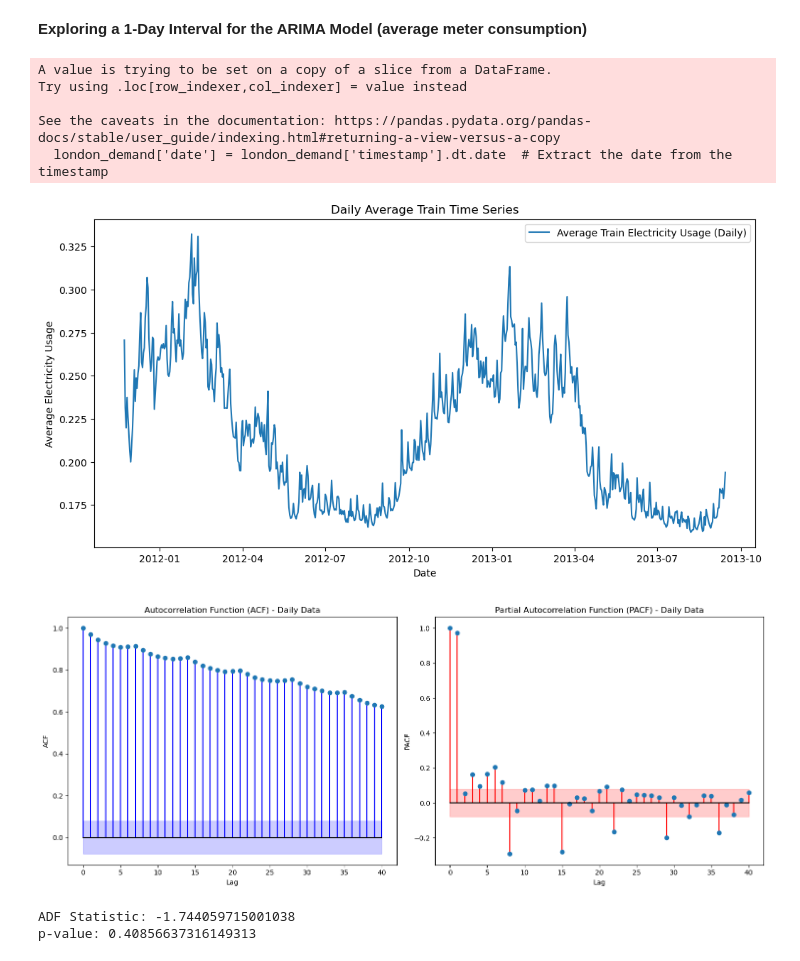
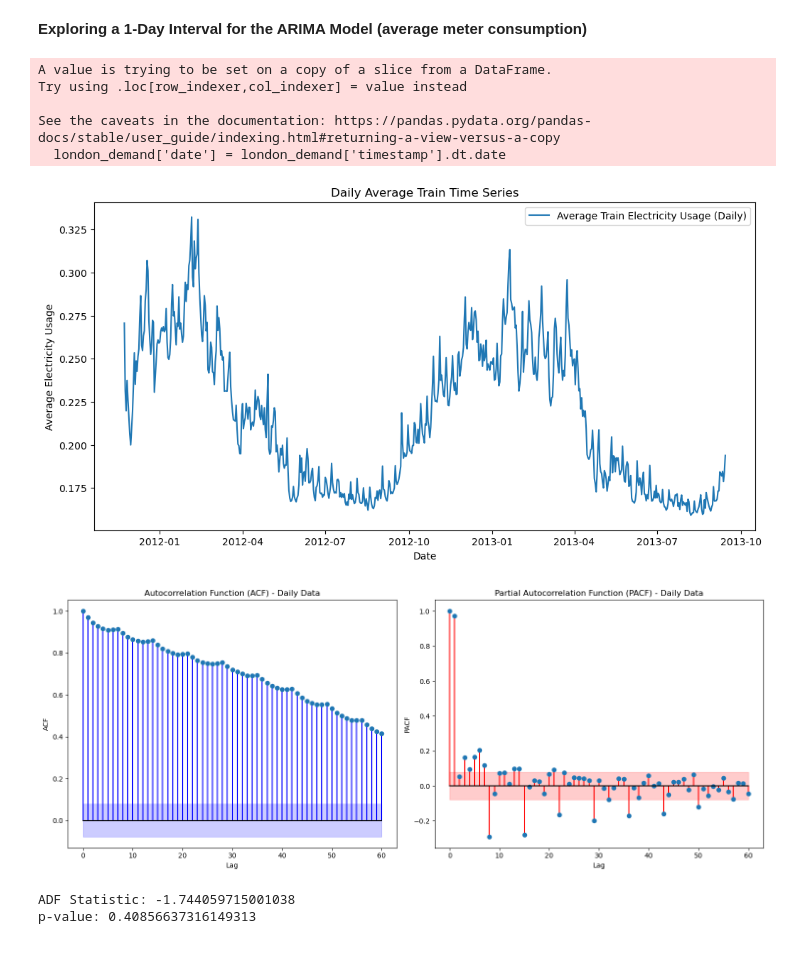
Before and after one commit to chowfi/electricity_demand_forecasting, a Jupyter notebook: notebooks/models.ipynb, the cells around one changed output. Cells and saved outputs as stored; diff of their text form; code cells hidden in the pictures.

```diff
--- a/notebooks/models.ipynb
+++ b/notebooks/models.ipynb
@@ -328,36 +328,36 @@ plt.show()
 
 train_signal_daily = train_data_daily['y'].to_numpy()
 
-n_lags_daily = 40
+n_lags_daily = 60
 acf_estimate_daily = acf(train_signal_daily, nlags=n_lags_daily)
 pacf_estimate_daily = pacf(train_signal_daily, nlags=n_lags_daily)
 acf_error_estimate_daily = 2 / np.sqrt(len(train_signal_daily))
 pacf_error_estimate_daily = 2 / np.sqrt(len(train_signal_daily))
 
 fig, (ax1, ax2) = plt.subplots(1, 2, figsize=(15, 6))
 
 ax1.stem(range(len(acf_estimate_daily)), acf_estimate_daily, linefmt='b', basefmt='k', use_line_collection=True)
 ax1.fill_between(range(len(acf_estimate_daily)), acf_error_estimate_daily, -acf_error_estimate_daily, color='blue', alpha=0.2)
 ax1.set_title("Autocorrelation Function (ACF) - Daily Data")
 ax1.set_xlabel("Lag")
 ax1.set_ylabel("ACF")
 
 ax2.stem(range(len(pacf_estimate_daily)), pacf_estimate_daily, linefmt='r', basefmt='k', use_line_collection=True)
 ax2.fill_between(range(len(pacf_estimate_daily)), pacf_error_estimate_daily, -pacf_error_estimate_daily, color='red', alpha=0.2)
 ax2.set_title("Partial Autocorrelation Function (PACF) - Daily Data")
 ax2.set_xlabel("Lag")
 ax2.set_ylabel("PACF")
 
 plt.tight_layout()
 plt.show()
 # %% [output]
 A value is trying to be set on a copy of a slice from a DataFrame.
 Try using .loc[row_indexer,col_indexer] = value instead
 
 See the caveats in the documentation: https://pandas.pydata.org/pandas-docs/stable/user_guide/indexing.html#returning-a-view-versus-a-copy
-  london_demand['date'] = london_demand['timestamp'].dt.date  # Extract the date from the timestamp
+  london_demand['date'] = london_demand['timestamp'].dt.date
 [figure]
-[figure, old version]
+[figure, new version]
 # %%
 adf_test = adfuller(train_signal_daily)
 print(f"ADF Statistic: {adf_test[0]}")
```
Also changed, not shown: parts of 10 cells of this notebook.
